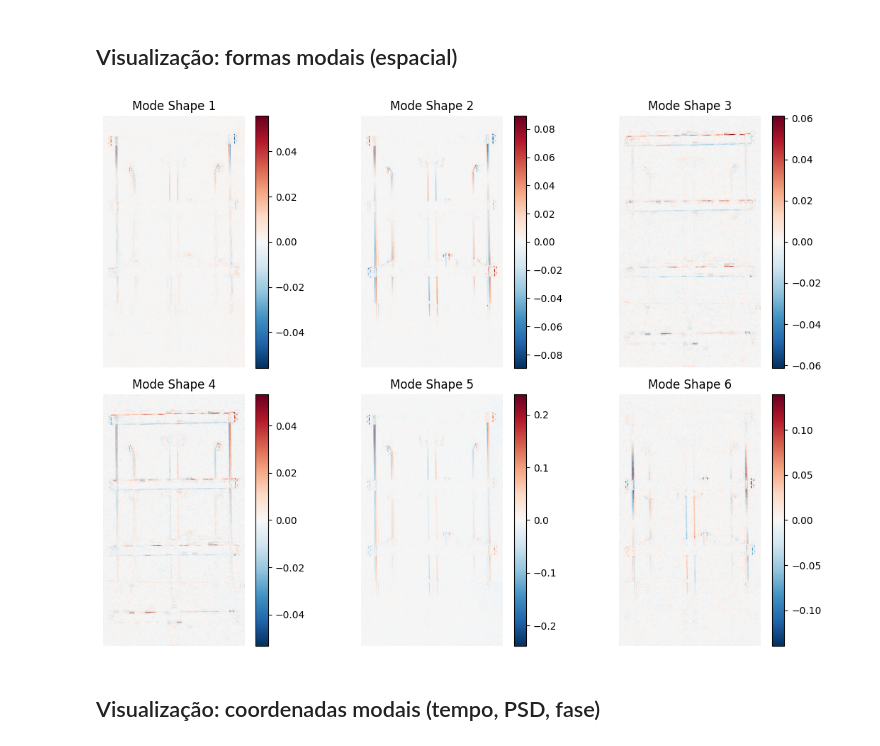
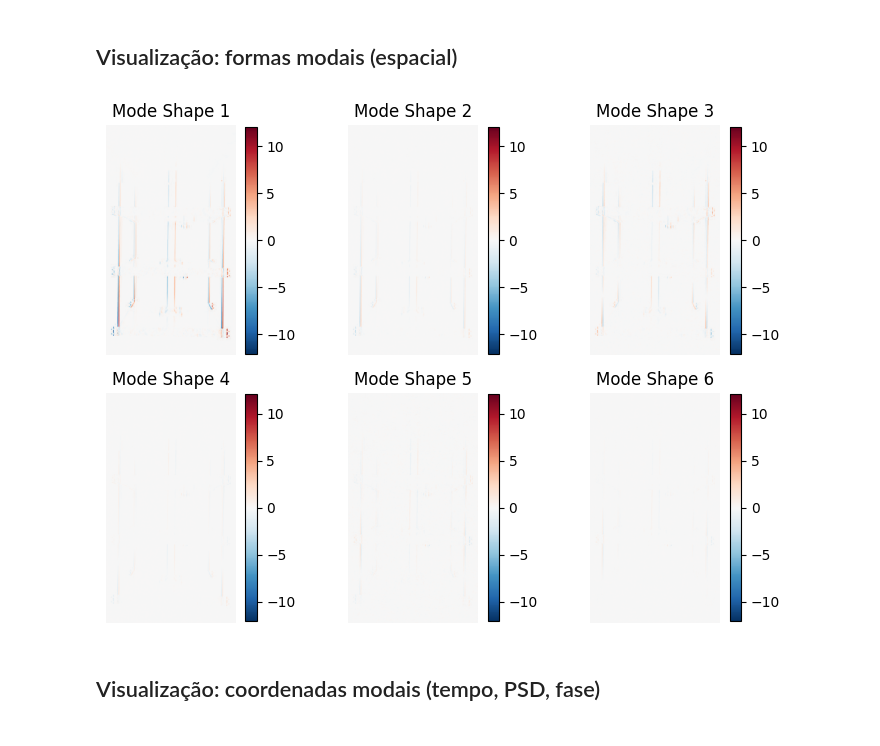
Before and after one commit to regicsf2010/marajo, a Jupyter notebook: moises.ipynb, the cells around one changed output. Drawn from its saved outputs; the diff is of its cells as text; code cells hidden in the pictures.

```diff
--- a/moises.ipynb
+++ b/moises.ipynb
@@ -44,16 +22,17 @@ from moises import (
 # %% [markdown]
 ## Parâmetros e carregamento do vídeo
 # %%
-video_path = "videos/20260207/60fps/VID_20260207_082108999.mp4"  # ajuste o caminho se necessário
+video_path = "matlab/Video 1 raw_400.avi"  # ajuste o caminho se necessário
 max_frames = 400  # None = carregar todo o vídeo
 
-dataset, fps, (n_rows, n_cols), mean, frames = load_video_dataset(video_path, max_frames=max_frames)
-n_frames, n_pixels = dataset.shape
-dt = 1.0 / fps
-t = np.arange(n_frames) / fps
-freq = np.arange(n_frames) * fps / n_frames
+video = Video(video_path, max_frames=max_frames)
+video.load()
+
+t = np.arange(video.frame_count) / video.fps
+freq = np.arange(video.frame_count) * video.fps / video.frame_count
+
+dataset, mean = load_video_dataset(video)
 
 
-print(f"Frames: {n_frames}, shape: {n_rows}x{n_cols}, FPS: {fps}")
 print(f"Dataset: {dataset.shape}, mean removido (DC).")
 # %% [output]
@@ -101,9 +65,8 @@ Fontes (ys): (400, 16) — W_mix: (16, 16)
 # %% [markdown]
 ## Formas modais e coordenadas modais
 # %%
-# Índices das fontes com comportamento monotônico (equivalente ao srcs do MATLAB)
 srcs = [0, 1, 8, 9, 13, 14]  # 1-based no MATLAB -> 0-based aqui
-modal_coord, mode_shapes = solve_modal(ys, W_mix, W, srcs, num_pc=num_pc)
+modal_coord, mode_shapes = moises.solve_modal(unmixed, Winvmix, W, srcs, num_pc=num_pc)
 print("modal_coord (espacial):", modal_coord.shape, "— mode_shapes (temporal):", mode_shapes.shape)
 # %% [output]
 modal_coord (espacial): (400, 6) — mode_shapes (temporal): (82944, 6)
@@ -143,25 +81,10 @@ plt.show()
 # %% [markdown]
 ## Visualização: formas modais (espacial)
-# %%
-n_srcs = len(srcs)
-fig, axs = plt.subplots(2, n_srcs // 2, figsize=(4 * (n_srcs // 2), 8))
-axs = axs.flatten()
-for i in range(n_srcs):
-    S = mode_shapes[:, i].reshape(n_rows, n_cols)
-
-    vmax = np.abs(S).max()
-    vmin = -vmax
-
-    im = axs[i].imshow(S, cmap='RdBu_r', vmin=vmin, vmax=vmax)  # diverging colormap
-
-    axs[i].set_title(f"Mode Shape {i+1}")
-    axs[i].axis("off")
-    fig.colorbar(im, ax=axs[i], fraction=0.046, pad=0.04)
-
-plt.tight_layout()
-plt.show()
-# %% [output]
-[figure, removed]
+# %%
+plot.plot_mode_shapes(mode_shapes, srcs, video.width, video.height)
+plt.show()
+# %% [output]
+[figure, added]
 # %% [markdown]
 ## Visualização: coordenadas modais (tempo, PSD, fase)
 # %%
```
Also changed, not shown: parts of 14 cells of this notebook, 22 other files.
